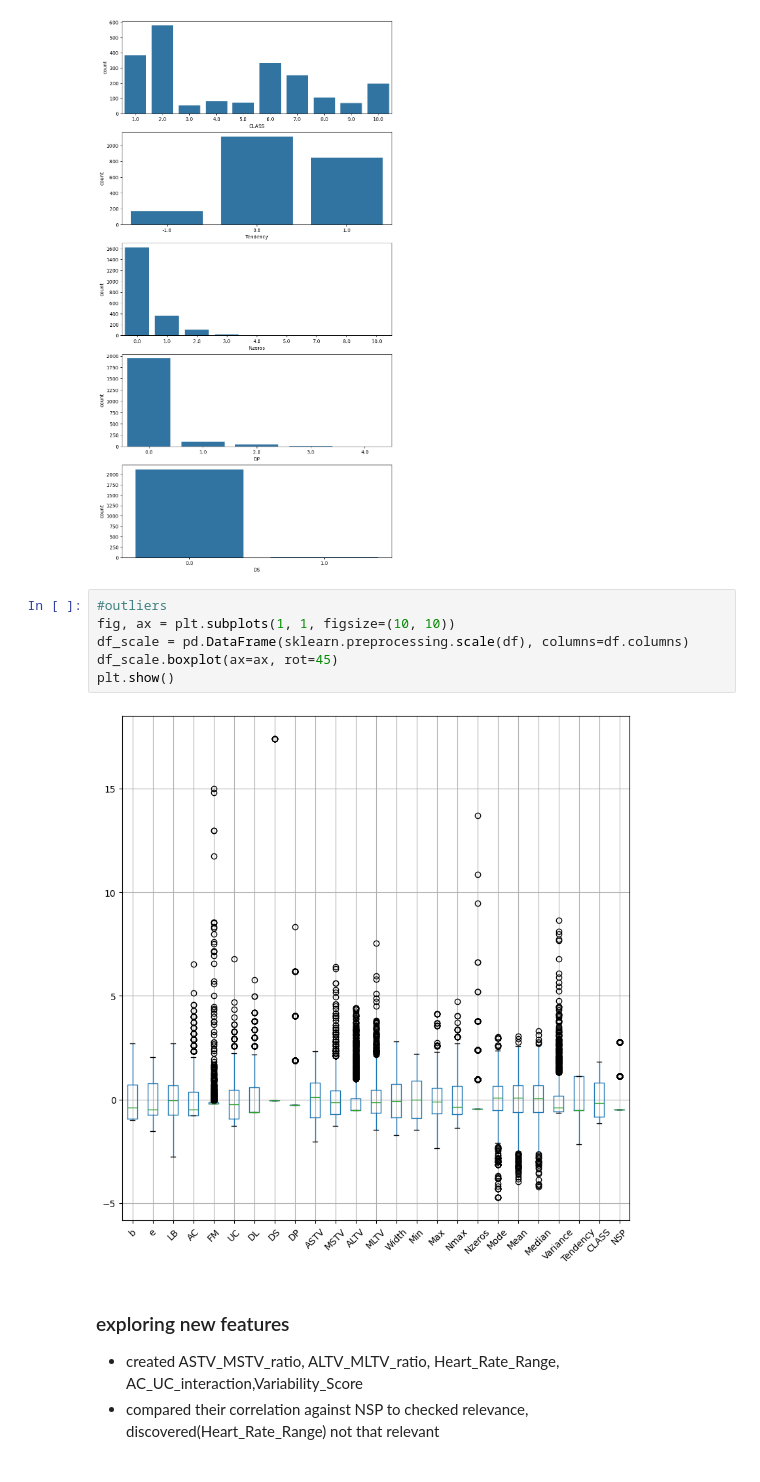
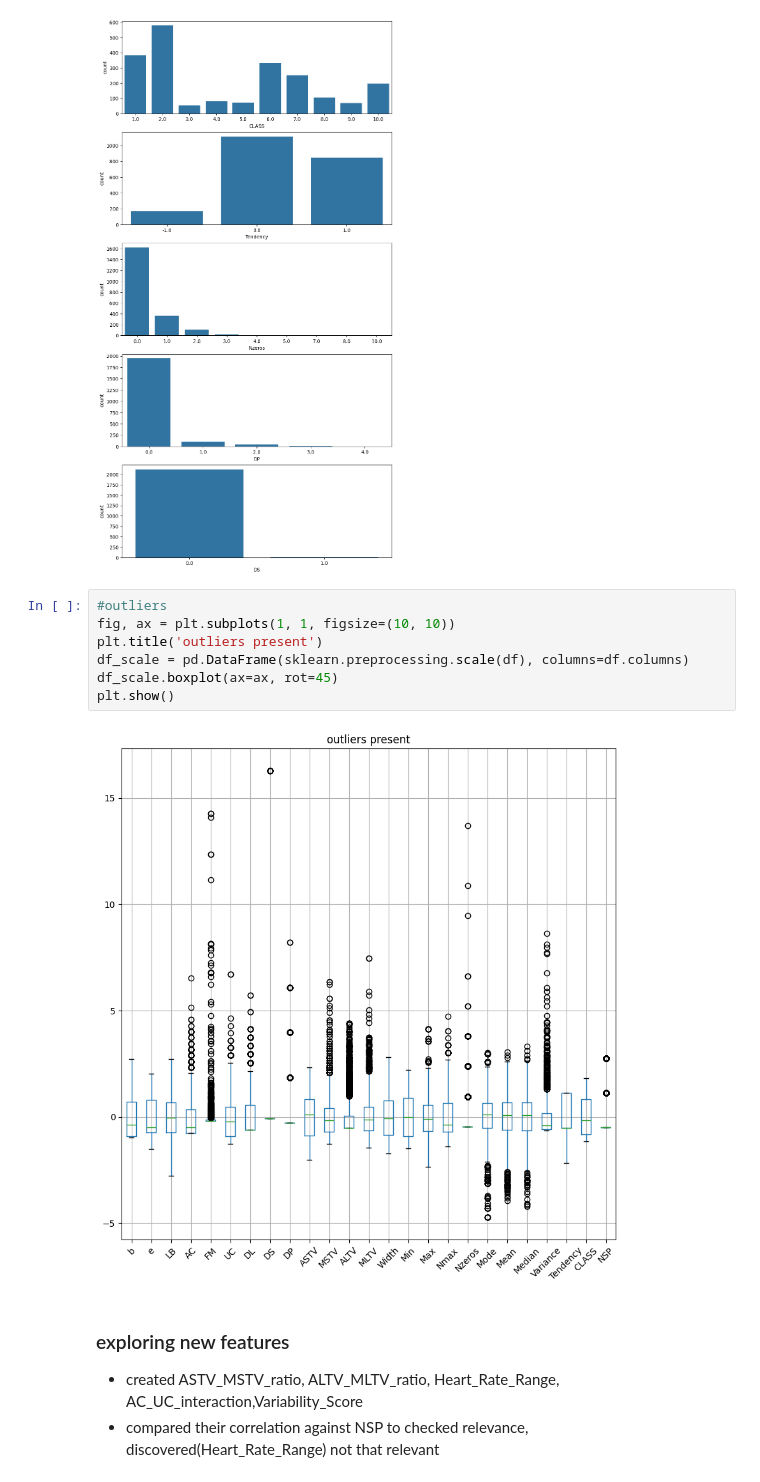
Before and after one commit to dsrrenCodes/NTU-datathon-2025-Lifeline, a Jupyter notebook: NTUdatathon.ipynb, the cells around one changed output. Saved outputs shown, nothing was run; the diff lists cells and outputs as text.

```diff
--- a/NTUdatathon.ipynb
+++ b/NTUdatathon.ipynb
@@ -113,11 +114,12 @@ for c in cat_columns:
 # %%
 #outliers
 fig, ax = plt.subplots(1, 1, figsize=(10, 10))
+plt.title('outliers present')
 df_scale = pd.DataFrame(sklearn.preprocessing.scale(df), columns=df.columns)
 df_scale.boxplot(ax=ax, rot=45)
 plt.show()
 # %% [output]
-[figure, old version]
+[figure, new version]
 # %% [markdown]
 ### exploring new features
 - created ASTV_MSTV_ratio, ALTV_MLTV_ratio, Heart_Rate_Range, AC_UC_interaction,Variability_Score
```
Also changed, not shown: parts of 3 cells of this notebook.
